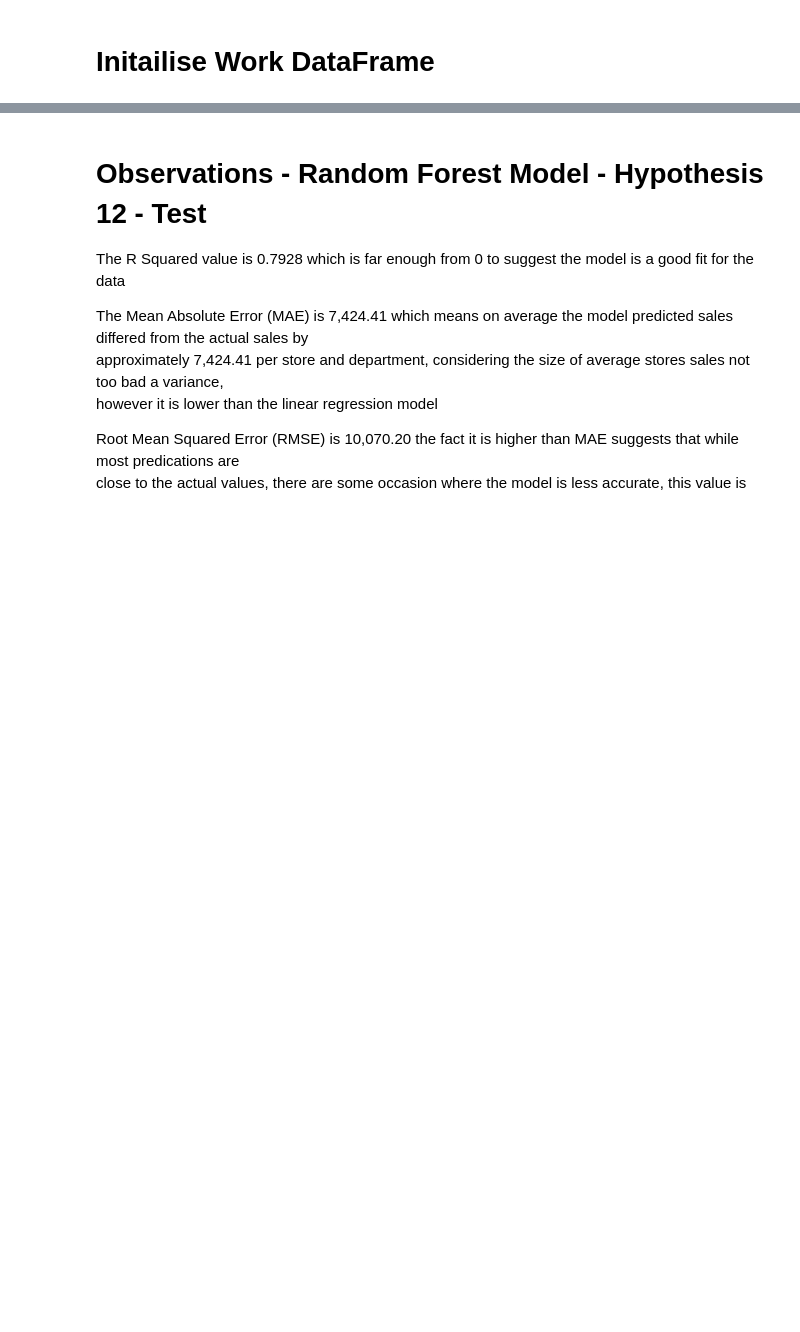
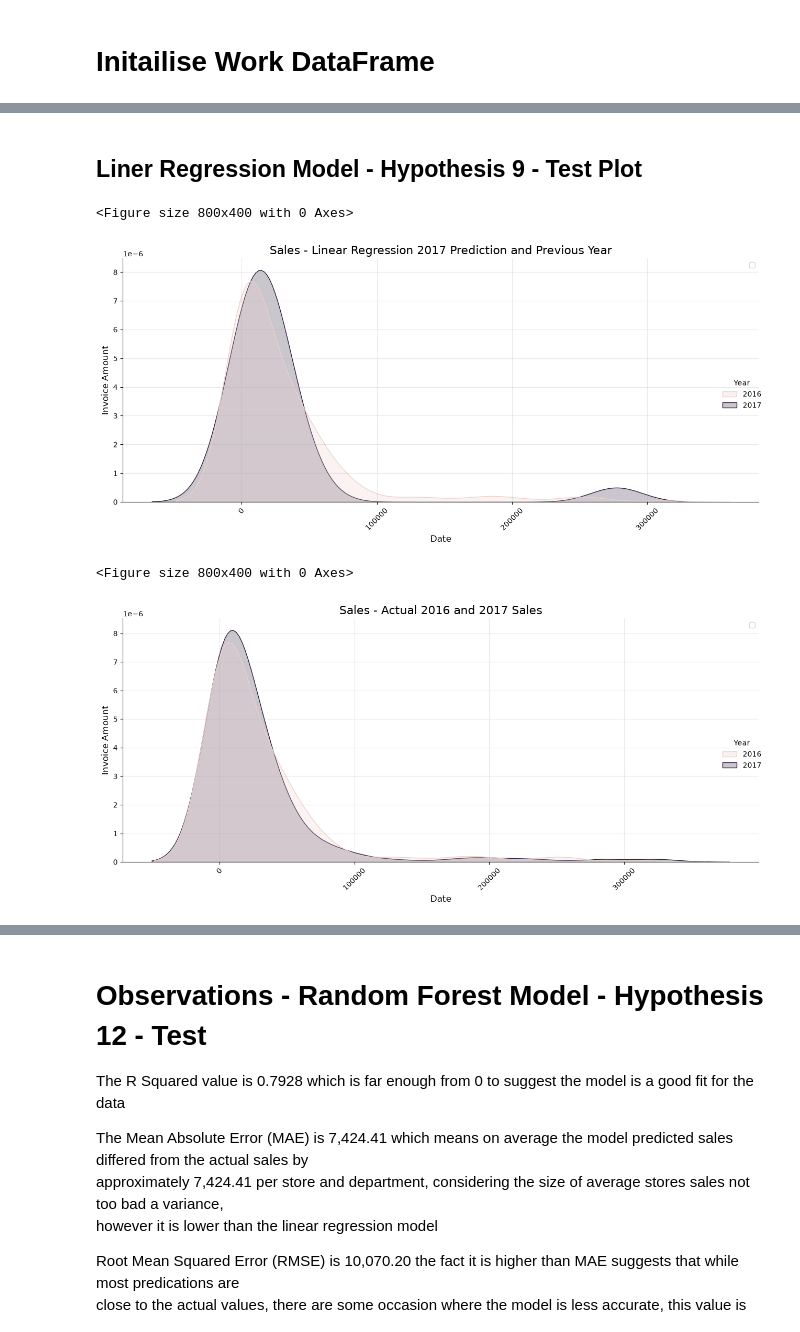
Before and after one commit to RogerWilliams2026/Project3-SalesAnalysis, a Jupyter notebook: jupyter_notebooks/Notebook_ML.ipynb, the cells around one changed output, grey strips where cells are left out. Saved outputs shown, nothing was run; the diff lists cells and outputs as text; code cells hidden in the pictures; blank space fills up the shorter version.

```diff
--- a/jupyter_notebooks/Notebook_ML.ipynb
+++ b/jupyter_notebooks/Notebook_ML.ipynb
@@ -210,5 +203,8 @@ Current Directory:
 #set to the actual csv filename
 dictDataFrames = modETL.funcReadVisualisationFilesReturnDictionary()
 #open into DataFrame which can be re-used during visualisations for filtering etc
-dfSalesDataML = dictDataFrames["Sales_Combined_DataSet_Visualisation.csv"]
+dfSalesDataML = dictDataFrames["Sales_InvoiceData_Visualisation.csv"]
+
+#load special csv file for machine learning
+dfSalesDataML_GroupedByTerritory = dictDataFrames["Sales_InvoiceData_GroupedByTerritory_Visualisation.csv"]
 # %% [output]
@@ -671,0 +1046,72 @@ Plot Saved To: reports/images/linear_regression_hypothesis12_test_forecast.png
+# %% [markdown]
+## Liner Regression Model - Hypothesis 9 - Test Plot
+# %%
+#now plot the results for 2017 prediction with actual 2017 sales and previous year 2016 sales
+
+#use special csv file grouped by territory and yearmonth
+dfSalesDataML_Work = dfSalesDataML_GroupedByTerritory.copy()
+dfPrevious = dfSalesDataML_GroupedByTerritory.copy()
+dfTest = dfSalesDataML_GroupedByTerritory.copy()
+
+#load linear regression pipeline
+objPipeline = joblib.load(CNST_STR_LINEAR_PIPELINE_HYPOTHESIS9_TEST_PATH)
+
+#set year range
+intYear= dfSalesDataML_Work["Year"].max()
+intPreviousYear = intYear - 1
+
+dfTest = dfTest[dfTest["Year"] == intYear]
+dfTest = dfTest[["InvoiceAmt", "TerritoryCodes", "YearMonth", "Year"]]
+
+dfPrevious = dfPrevious[dfPrevious["Year"] == intPreviousYear]
+dfPrevious = dfPrevious[["InvoiceAmt", "TerritoryCodes", "YearMonth", "Year"]]
+
+#configure features
+lstFeatures = [
+    "TerritoryCodes",
+    "YearMonth",
+    "Year",
+]
+
+#create model prediction
+dfXTest = dfTest[lstFeatures]
+#dfTest["Predicted_Sales"] = objPipeline.predict(dfXTest)
+dfTest["InvoiceAmt"] = objPipeline.predict(dfXTest)
+
+dfTest = pd.concat([dfPrevious, dfTest], ignore_index=True)
+
+plt.figure(figsize=(8, 4))
+sns.displot(dfTest, x="InvoiceAmt", hue="Year", kind="kde", fill=True, height=6, aspect=2)
+
+#configure plot
+plt.title("Sales - Linear Regression 2017 Prediction and Previous Year", fontsize=16)
+plt.xlabel("Date", fontsize=12)
+plt.ylabel("Invoice Amount", fontsize=12)
+#test using best fit
+plt.legend(loc="best")
+plt.grid(True, alpha=0.3)
+plt.xticks(rotation=45)
+plt.tight_layout()
+plt.show()
+
+#show actual 2016 and 2017 alues
+dfSalesDataML_Work = dfSalesDataML_GroupedByTerritory[dfSalesDataML_GroupedByTerritory["Year"].between(intPreviousYear, intYear)]
+
+plt.figure(figsize=(8, 4))
+sns.displot(dfSalesDataML_Work , x="InvoiceAmt", hue="Year", kind="kde", fill=True, height=6, aspect=2)
+
+#configure plot
+plt.title("Sales - Actual 2016 and 2017 Sales", fontsize=16)
+plt.xlabel("Date", fontsize=12)
+plt.ylabel("Invoice Amount", fontsize=12)
+#test using best fit
+plt.legend(loc="best")
+plt.grid(True, alpha=0.3)
+plt.xticks(rotation=45)
+plt.tight_layout()
+plt.show()
+# %% [output]
+<Figure size 800x400 with 0 Axes>
+[figure, added]
+<Figure size 800x400 with 0 Axes>
+[figure, added]
```
Also changed, not shown: parts of 22 cells of this notebook, 9 other files.
